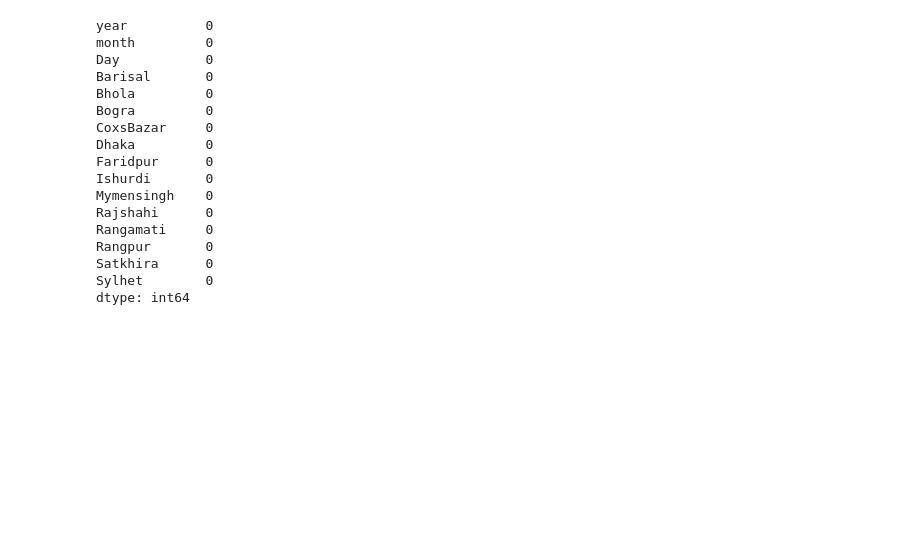
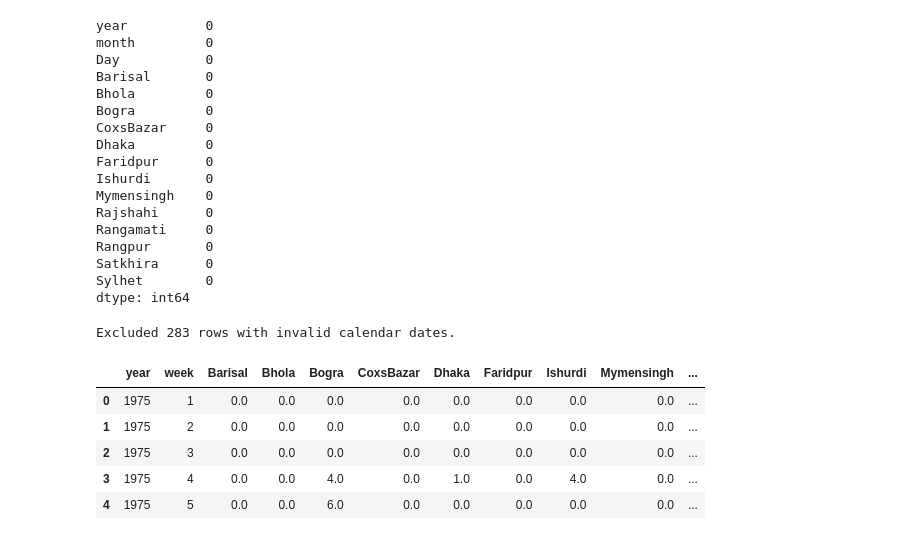
Before and after one commit to kibria30/SPL3, a Jupyter notebook: experiment/historic_rainfall_bd/dataset_building.ipynb, the cells around one changed output. Drawn from its saved outputs; the diff is of its cells as text; code cells hidden in the pictures; blank space fills up the shorter version.

Commit message:
- weekly aggregated rainfall dataset created

```diff
--- a/experiment/historic_rainfall_bd/dataset_building.ipynb
+++ b/experiment/historic_rainfall_bd/dataset_building.ipynb
@@ -199,0 +190,32 @@ cleaned_daily_rainfall_data_1975_to_2016.to_csv('cleaned_daily_rainfall_data_197
+# %%
+# Calculate weekly rainfall totals using real calendar weeks.
+weekly_rainfall_data = cleaned_daily_rainfall_data_1975_to_2016.copy()
+date = pd.to_datetime(
+    weekly_rainfall_data[["year", "month", "Day"]].rename(columns={"Day": "day"}),
+    errors="coerce",
+ )
+valid_dates = date.notna()
+weekly_rainfall_data = weekly_rainfall_data.loc[valid_dates].reset_index(drop=True)
+date = date.loc[valid_dates].reset_index(drop=True)
+print(f"Excluded {(~valid_dates).sum()} rows with invalid calendar dates.")
+
+iso_calendar = date.dt.isocalendar()
+weekly_rainfall_data["year"] = iso_calendar["year"].astype(int)
+weekly_rainfall_data["week"] = iso_calendar["week"].astype(int)
+
+rainfall_columns = weekly_rainfall_data.select_dtypes(include="number").columns.difference(["year", "month", "Day", "week"])
+weekly_rainfall_data = (
+    weekly_rainfall_data.groupby(["year", "week"], as_index=False)[list(rainfall_columns)]
+    .sum(min_count=1)
+    .sort_values(["year", "week"])
+    .reset_index(drop=True)
+ )
+weekly_rainfall_data.head()
+# %% [output]
+Excluded 283 rows with invalid calendar dates.
+|  | year | week | Barisal | Bhola | Bogra | CoxsBazar | Dhaka | Faridpur | Ishurdi | Mymensingh | ... |
+| 0 | 1975 | 1 | 0.0 | 0.0 | 0.0 | 0.0 | 0.0 | 0.0 | 0.0 | 0.0 | ... |
+| 1 | 1975 | 2 | 0.0 | 0.0 | 0.0 | 0.0 | 0.0 | 0.0 | 0.0 | 0.0 | ... |
+| 2 | 1975 | 3 | 0.0 | 0.0 | 0.0 | 0.0 | 0.0 | 0.0 | 0.0 | 0.0 | ... |
+| 3 | 1975 | 4 | 0.0 | 0.0 | 4.0 | 0.0 | 1.0 | 0.0 | 4.0 | 0.0 | ... |
+| 4 | 1975 | 5 | 0.0 | 0.0 | 6.0 | 0.0 | 0.0 | 0.0 | 0.0 | 0.0 | ... |
```
Also changed, not shown: parts of 5 cells of this notebook, 1 other file.
